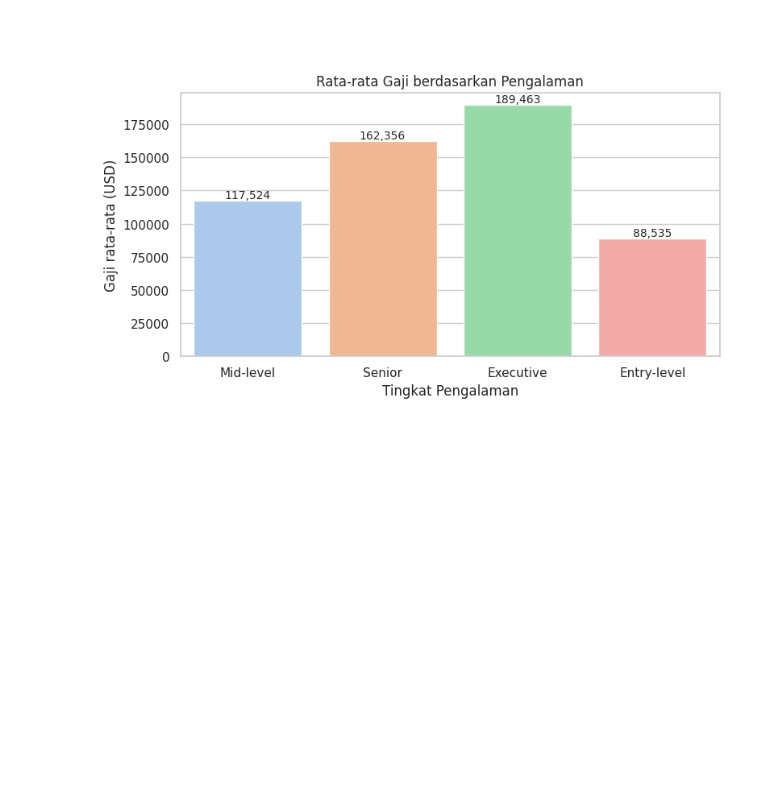
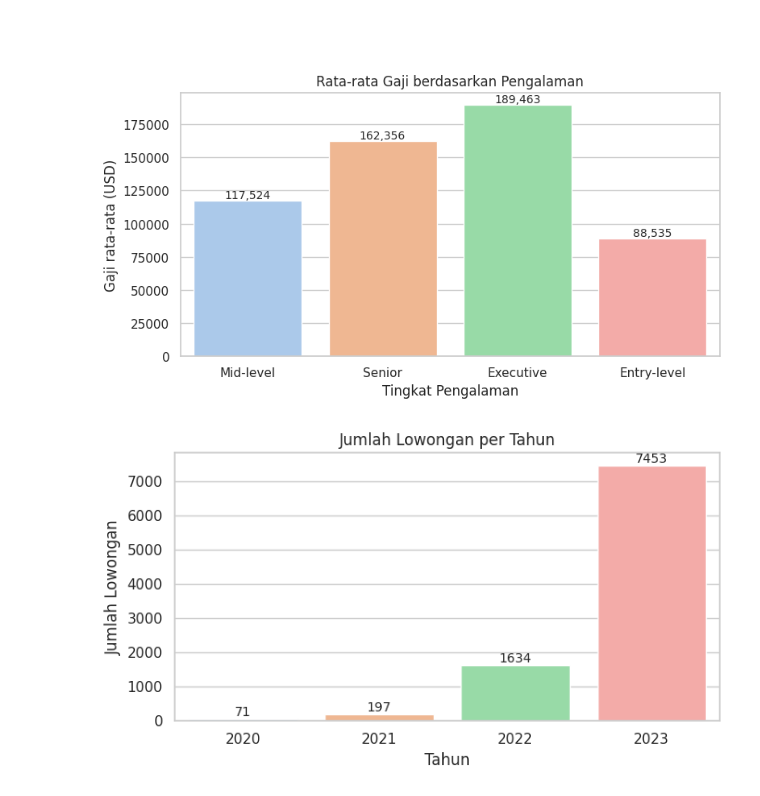
Before and after one commit to RizkyaSalsabila/eda-data-jobs, a Jupyter notebook: eda_data_jobs.ipynb, the cells around one changed output. Saved outputs shown, nothing was run; the diff lists cells and outputs as text; code cells hidden in the pictures; blank space fills up the shorter version.

Commit message:
feat: add EDA visualization for yearly job vacancies

```diff
--- a/eda_data_jobs.ipynb
+++ b/eda_data_jobs.ipynb
@@ -104,3 +104,25 @@ plt.tight_layout()
 plt.show()
 # %% [output]
 [figure]
+# %%
+#--- Visualisasi 4 ---
+plt.figure(figsize=(7,4))
+ax = sns.countplot(data=df, x='work_year', palette='pastel', hue='work_year', legend=False)
+
+# > Menambahkan label angka di setiap bar
+for p in ax.patches:
+  vacancy_job = p.get_height()
+  ax.annotate(
+      f'{int(vacancy_job)}',
+      (p.get_x() + p.get_width()/2., vacancy_job),
+      ha='center', va='bottom', fontsize=10
+  )
+
+#> Menambahkan judul dan label sumbu
+plt.title("Jumlah Lowongan per Tahun")
+plt.xlabel("Tahun")
+plt.ylabel("Jumlah Lowongan")
+plt.tight_layout()
+plt.show()
+# %% [output]
+[figure, added]
```
Also changed, not shown: parts of 1 cell of this notebook.
